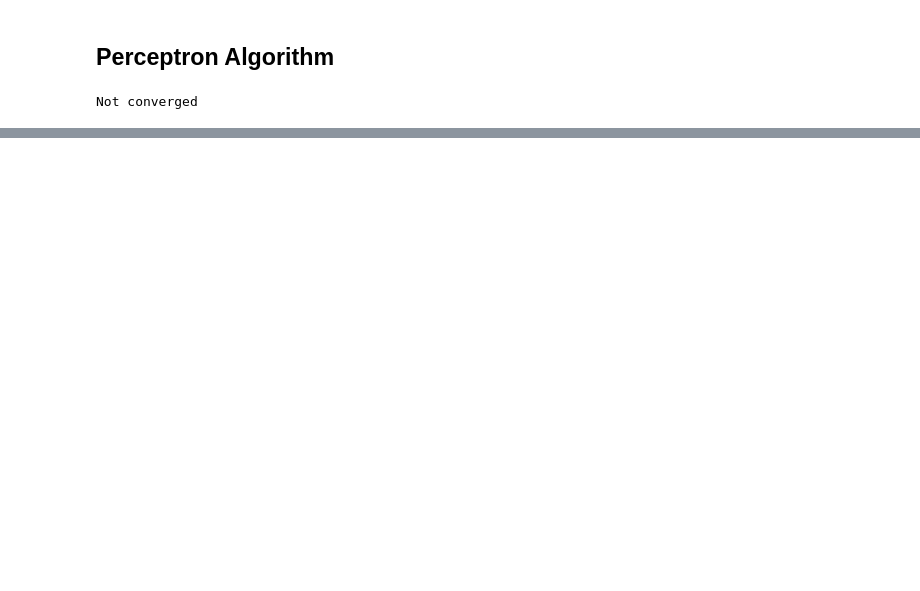
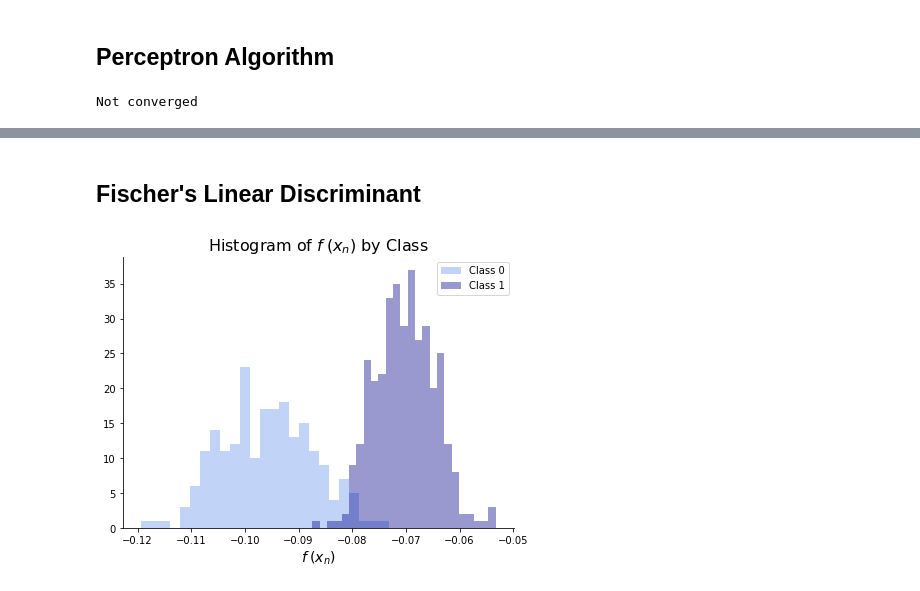
Before and after one commit to knolasco/DS-from-Scratch, a Jupyter notebook: DiscriminativeClassifiers/CustomClassifierApplication.ipynb, the cells around one changed output, grey strips where cells are left out. Cells and saved outputs as stored; diff of their text form; code cells hidden in the pictures; blank space fills up the shorter version.

Commit message:
adding and applying fisher

```diff
--- a/DiscriminativeClassifiers/CustomClassifierApplication.ipynb
+++ b/DiscriminativeClassifiers/CustomClassifierApplication.ipynb
@@ -87,0 +88,22 @@ np.mean(perceptron.yhat == perceptron.y)
+# %% [markdown]
+## Fischer's Linear Discriminant
+# %%
+# import data
+cancer = datasets.load_breast_cancer()
+X = cancer['data']
+y = cancer['target']
+# %%
+model = FisherLinearDiscriminant()
+model.fit(X, y)
+# %%
+fig, ax = plt.subplots(figsize = (7,5))
+sns.distplot(model.f[model.y == 0], bins = 25, kde = False,
+             color = 'cornflowerblue', label = 'Class 0')
+sns.distplot(model.f[model.y == 1], bins = 25, kde = False,
+             color = 'darkblue', label = 'Class 1')
+ax.set_xlabel(r"$f\hspace{.25}(x_n)$", size = 14)
+ax.set_title(r"Histogram of $f\hspace{.25}(x_n)$ by Class", size = 16)
+ax.legend()
+sns.despine()
+# %% [output]
+[figure, added]
```
Also changed, not shown: parts of 4 cells of this notebook, 1 other file.
